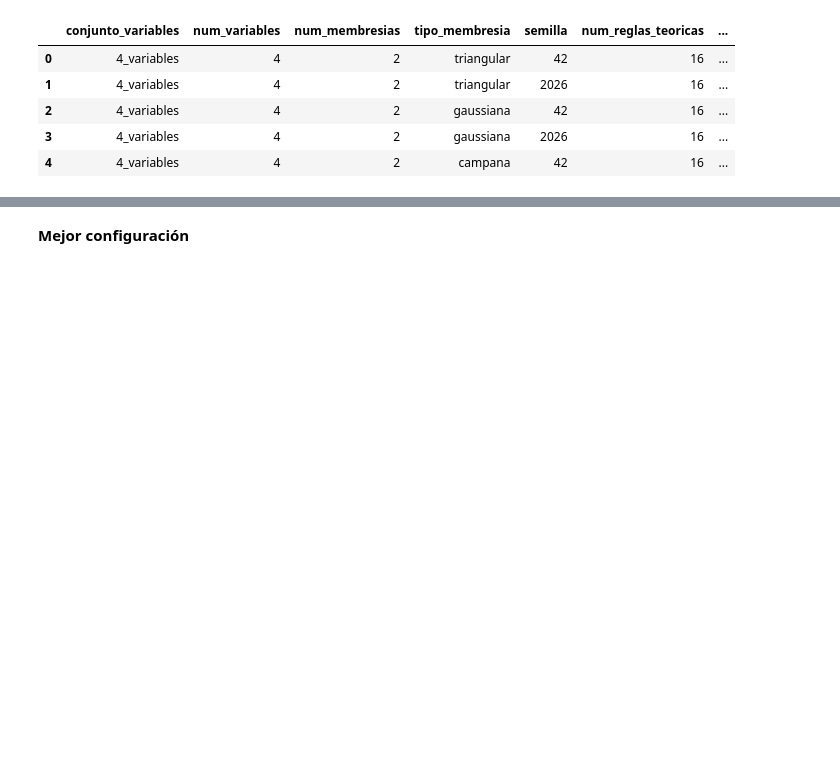
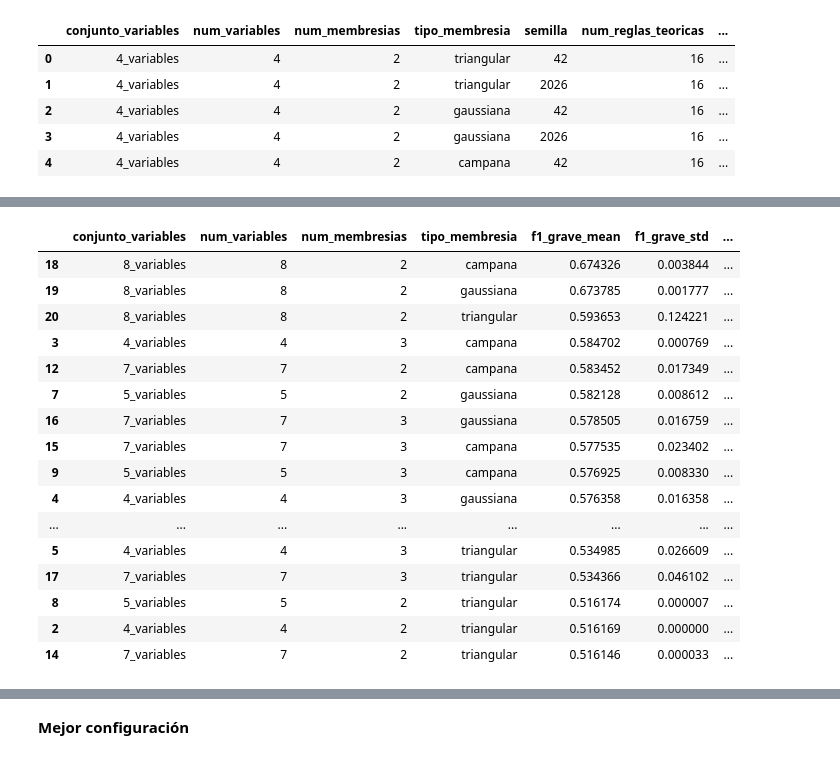
Before and after one commit to Vankold1/SiniBogota, a Jupyter notebook: SiniBogota_LD_ANFIS.ipynb, the cells around one changed output, grey strips where cells are left out. Saved outputs shown, nothing was run; the diff lists cells and outputs as text; code cells hidden in the pictures; blank space fills up the shorter version.

```diff
--- a/SiniBogota_LD_ANFIS.ipynb
+++ b/SiniBogota_LD_ANFIS.ipynb
@@ -1821,20 +1846,38 @@ KeyError: 'f1_grave'
 # %%
 # Resumen por configuración experimental - promediando métricas sobre semillas
 resumen_config = (
     df_resultados_ok
     .groupby(['conjunto_variables', 'num_variables', 'num_membresias', 'tipo_membresia'])
     .agg(
         f1_grave_mean=('f1_grave', 'mean'),
         f1_grave_std=('f1_grave', 'std'),
         recall_grave_mean=('recall_grave', 'mean'),
         recall_grave_std=('recall_grave', 'std'),
         precision_grave_mean=('precision_grave', 'mean'),
         auc_roc_mean=('auc_roc', 'mean'),
         accuracy_mean=('accuracy', 'mean'),
         tiempo_mean=('tiempo_segundos', 'mean'),
         num_reglas=('num_reglas', 'first')
     )
     .reset_index()
     .sort_values(by=['f1_grave_mean', 'recall_grave_mean', 'auc_roc_mean'], ascending=False)
 )
-resumen_config.head(10)
+resumen_config.head(25)
+# %% [output]
+|  | conjunto_variables | num_variables | num_membresias | tipo_membresia | f1_grave_mean | f1_grave_std | ... |
+| 18 | 8_variables | 8 | 2 | campana | 0.674326 | 0.003844 | ... |
+| 19 | 8_variables | 8 | 2 | gaussiana | 0.673785 | 0.001777 | ... |
+| 20 | 8_variables | 8 | 2 | triangular | 0.593653 | 0.124221 | ... |
+| 3 | 4_variables | 4 | 3 | campana | 0.584702 | 0.000769 | ... |
+| 12 | 7_variables | 7 | 2 | campana | 0.583452 | 0.017349 | ... |
+| 7 | 5_variables | 5 | 2 | gaussiana | 0.582128 | 0.008612 | ... |
+| 16 | 7_variables | 7 | 3 | gaussiana | 0.578505 | 0.016759 | ... |
+| 15 | 7_variables | 7 | 3 | campana | 0.577535 | 0.023402 | ... |
+| 9 | 5_variables | 5 | 3 | campana | 0.576925 | 0.008330 | ... |
+| 4 | 4_variables | 4 | 3 | gaussiana | 0.576358 | 0.016358 | ... |
+| ... | ... | ... | ... | ... | ... | ... | ... |
+| 5 | 4_variables | 4 | 3 | triangular | 0.534985 | 0.026609 | ... |
+| 17 | 7_variables | 7 | 3 | triangular | 0.534366 | 0.046102 | ... |
+| 8 | 5_variables | 5 | 2 | triangular | 0.516174 | 0.000007 | ... |
+| 2 | 4_variables | 4 | 2 | triangular | 0.516169 | 0.000000 | ... |
+| 14 | 7_variables | 7 | 2 | triangular | 0.516146 | 0.000033 | ... |
```
Also changed, not shown: parts of 20 cells of this notebook.
